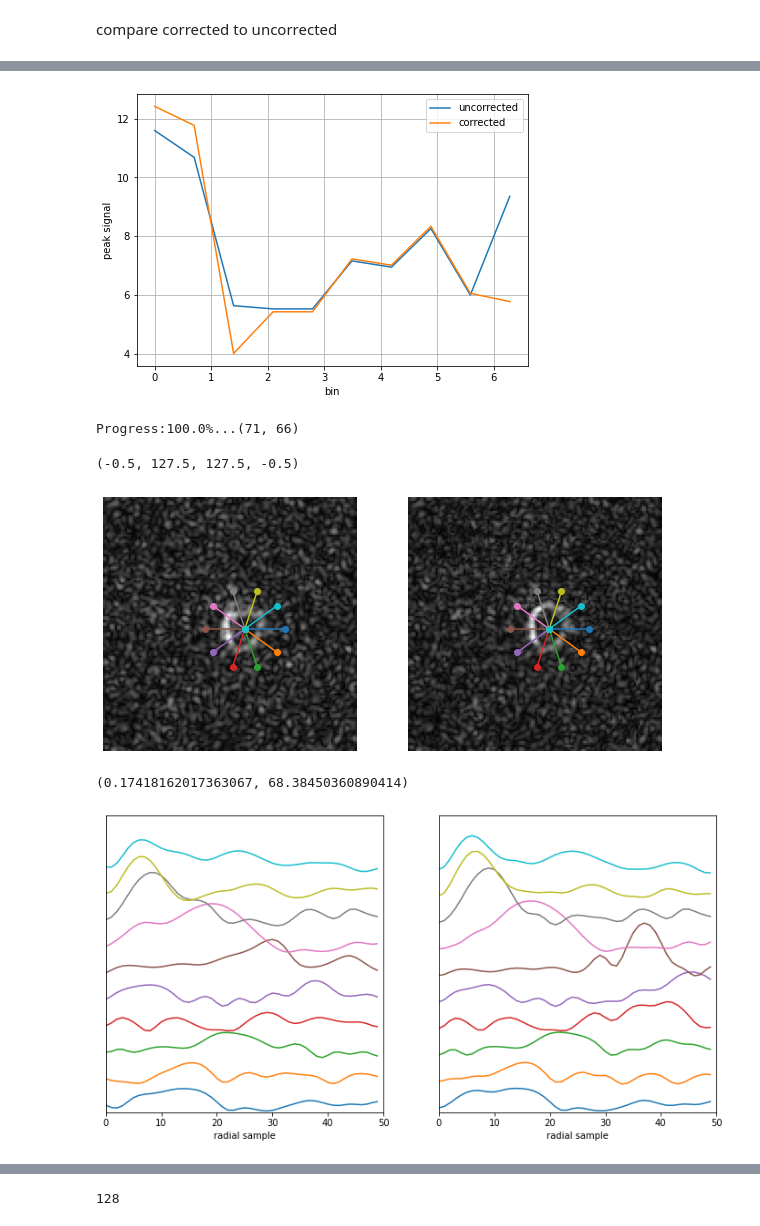
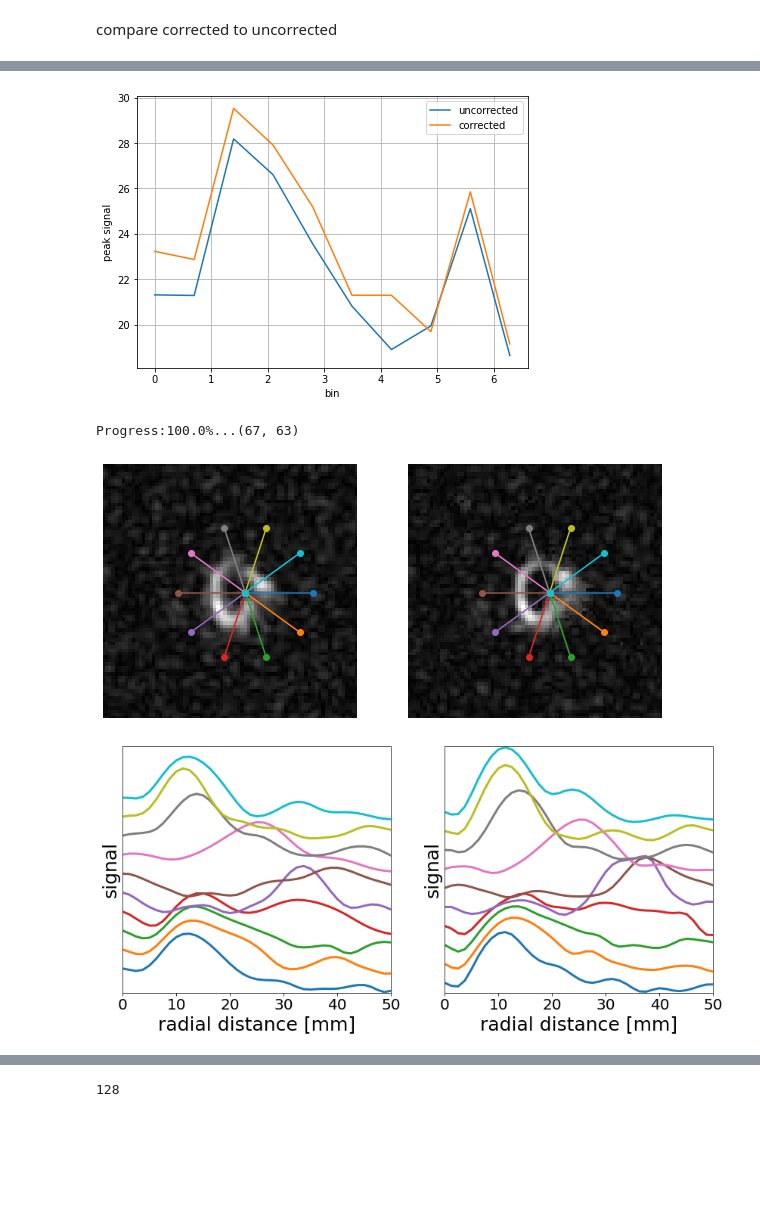
Before and after one commit to galenreed/spiralB0MapCorrection, a Jupyter notebook: 2_applyB0Corrections_single.ipynb, the cells around one changed output, grey strips where cells are left out. Cells and saved outputs as stored; diff of their text form; code cells hidden in the pictures; blank space fills up the shorter version.

```diff
--- a/2_applyB0Corrections_single.ipynb
+++ b/2_applyB0Corrections_single.ipynb
@@ -30,7 +30,7 @@ import validationPipelineFunctions as validate
 def closestIndex(f, faxis):
     return np.argmin(np.abs(faxis-f))
 # %%
-patientIndex = 0
+patientIndex = 2
 currentPatient = cdg.patientList[patientIndex]
 
 doGlobalFreqSearch = False
@@ -48,8 +48,8 @@ df = 5
 nf = int((fmax - fmin)/df + 1)
 freqAxis = np.linspace(fmin, fmax, nf)
 
-gfmin = -25
-gfmax = 25
+gfmin = -30
+gfmax = 30
 ngf = int((gfmax - gfmin)/df + 1)
 globalFreqSearch = np.linspace(gfmin, gfmax, ngf)
 
@@ -227,5 +227,5 @@ best global shift-only is at 10.0 Hz
 # %%
-fs = 15
+fs = 12
 
 
 
@@ -468,14 +468,14 @@ axes.legend()
 #axes.xaxis.set_major_formatter(plt.FuncFormatter(multiple_formatter()))
 axes.grid(True)
 # %% [output]
-[figure, old version]
+[figure, new version]
 # %%
 
 circlocs = currentPatient.circle
 circleLocsC13Coords = recon.resampleCircleCenterCoords(circlocs, loc, c13)
 print(circleLocsC13Coords)
 # %% [output]
-Progress:100.0%...(71, 66)
+Progress:100.0%...(67, 63)
 # %%
 # length in pixels
 segRadius = 20
@@ -506,11 +506,18 @@ for x in range(numThetaBins):
     ax1.plot([x0, x1], [y0, y1], 'o-', color=colors[x])
     ax2.plot([x0, x1], [y0, y1], 'o-', color=colors[x])
 
+xmin = 25
+xmax = 100
+ax1.set_xlim([xmin, xmax])
+ax1.set_ylim([xmax, xmin])
+ax2.set_xlim([xmin, xmax])
+ax2.set_ylim([xmax, xmin])
+
 ax1.axis('off')
 ax2.axis('off')
+fig.savefig('rawFigs/imagesWithSpokes.png')
 # %% [output]
-(-0.5, 127.5, 127.5, -0.5)
-[figure, old version]
+[figure, new version]
 # %%
 #allRadialSamples = np.zeros([numThetaBins, NRadialSamples])
 testImCorr = testImCorr / np.std(testImCorr[1:20,1:20])
@@ -527,7 +534,9 @@ for ind in range(numThetaBins):
     zi_uncorr[ind][:] = recon.makeLineProfiles(circleLocsC13Coords, (x1,y1), testUnCorr, NRadialSamples)
 # %%
 
+readout = loadmat(currentPatient.readout)
 
+scaleFactor = (segRadius / NRadialSamples) * (readout['fov'][0][0]/mfi.shape[0]) * 1000
 
 
 
@@ -541,47 +550,53 @@ Z = zi_corr
 
 dmin = zi_corr.min()
 dmax = zi_corr.max()
-dr = (dmax - dmin) * 0.45  # Crowd them a bit.
+dr = (dmax - dmin) * 0.25  # Crowd them a bit.
 
 y0 = dmin
 y1 = (numThetaBins - 1) * dr + dmax
 #
 
 
 segs_corr = []
 segs_uncorr = []
 ticklocs = []
+lws = 3*np.ones(numThetaBins)
 for i in range(numThetaBins):
-    segs_corr.append(np.column_stack((y, zi_corr[i][:])))
-    segs_uncorr.append(np.column_stack((y, zi_uncorr[i][:])))
+    segs_corr.append(np.column_stack((y*scaleFactor, zi_corr[i][:])))
+    segs_uncorr.append(np.column_stack((y*scaleFactor, zi_uncorr[i][:])))
 
     ticklocs.append(i * dr)
 
 offsets_corr = np.zeros((numThetaBins, 2), dtype=float)
 offsets_uncorr = np.zeros((numThetaBins, 2), dtype=float)
 
 offsets_corr[:, 1] = ticklocs
 offsets_uncorr[:, 1] = ticklocs
 
 colors = [mcolors.to_rgba(c)
           for c in plt.rcParams['axes.prop_cycle'].by_key()['color']]
 
-lines_corr = LineCollection(segs_corr, offsets=offsets_corr, transOffset=None, color=colors)
-lines_uncorr = LineCollection(segs_uncorr, offsets=offsets_uncorr, transOffset=None, color=colors)
+lines_corr = LineCollection(segs_corr, offsets=offsets_corr, transOffset=None, color=colors, linewidths = lws)
+lines_uncorr = LineCollection(segs_uncorr, offsets=offsets_uncorr, transOffset=None, color=colors, linewidths = lws)
 
-fig, (ax1, ax2) = plt.subplots(1,2, figsize=(12,6))
+fig, (ax1, ax2) = plt.subplots(1,2, figsize=(14,6))
 
 ax1.set_xlim(0, NRadialSamples)
-ax1.set_xlabel('radial sample')
+ax1.set_xlabel('radial distance [mm]', fontsize=25)
+ax1.set_ylabel('signal', fontsize=25)
 ax1.add_collection(lines_uncorr)
 ax1.set_yticks([])
 ax1.set_ylim(y0, y1)
+ax1.tick_params(axis='both', which='major', labelsize=20)
 ax2.set_xlim(0, NRadialSamples)
-ax2.set_xlabel('radial sample')
+ax2.set_xlabel('radial distance [mm]', fontsize=25)
+ax2.set_ylabel('signal', fontsize=25)
 ax2.add_collection(lines_corr)
 ax2.set_yticks([])
 ax2.set_ylim(y0, y1)
+ax2.tick_params(axis='both', which='major', labelsize=20)
+
+fig.savefig('rawFigs/radialLineProfiles.pdf')
 # %% [output]
-(0.17418162017363067, 68.38450360890414)
-[figure, old version]
+[figure, new version]
 # %%
```
Also changed, not shown: parts of 16 cells of this notebook, 2 other files.
